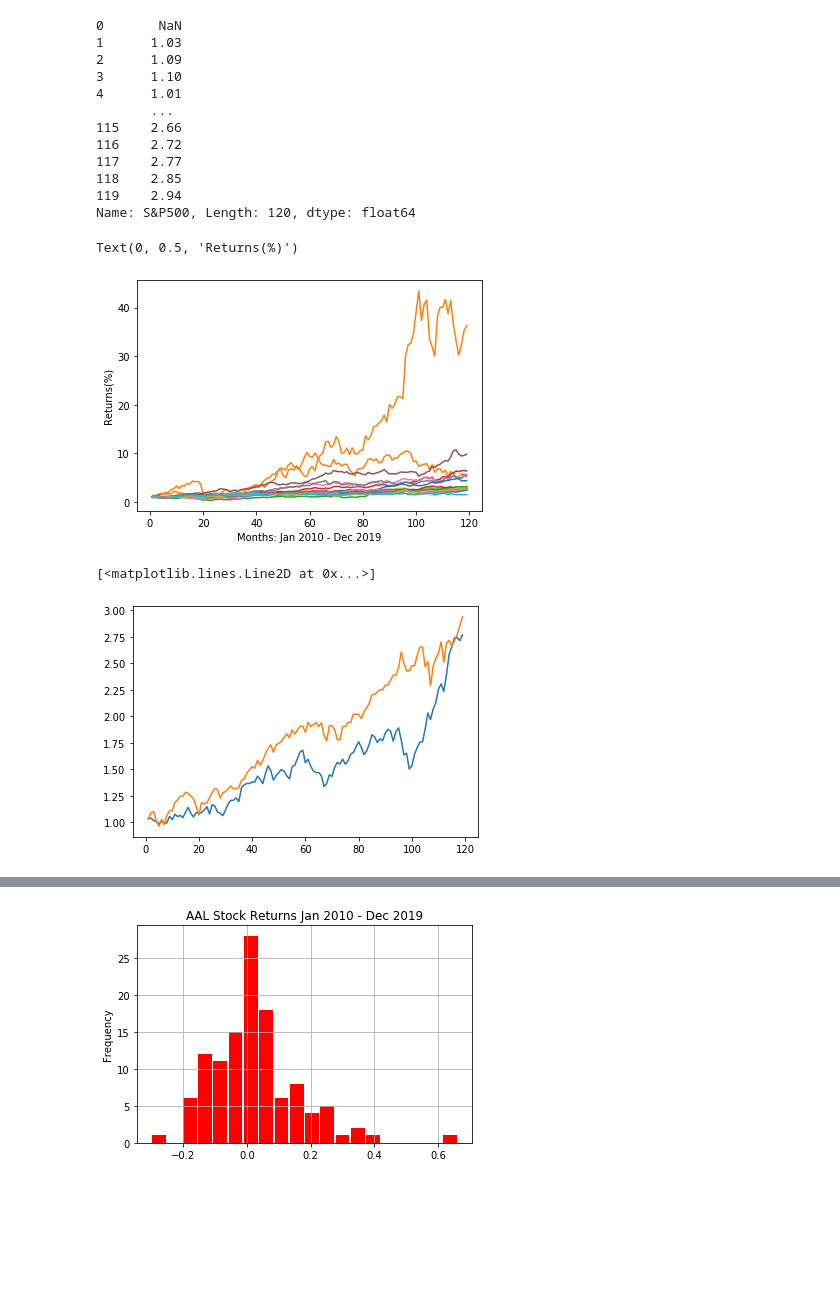
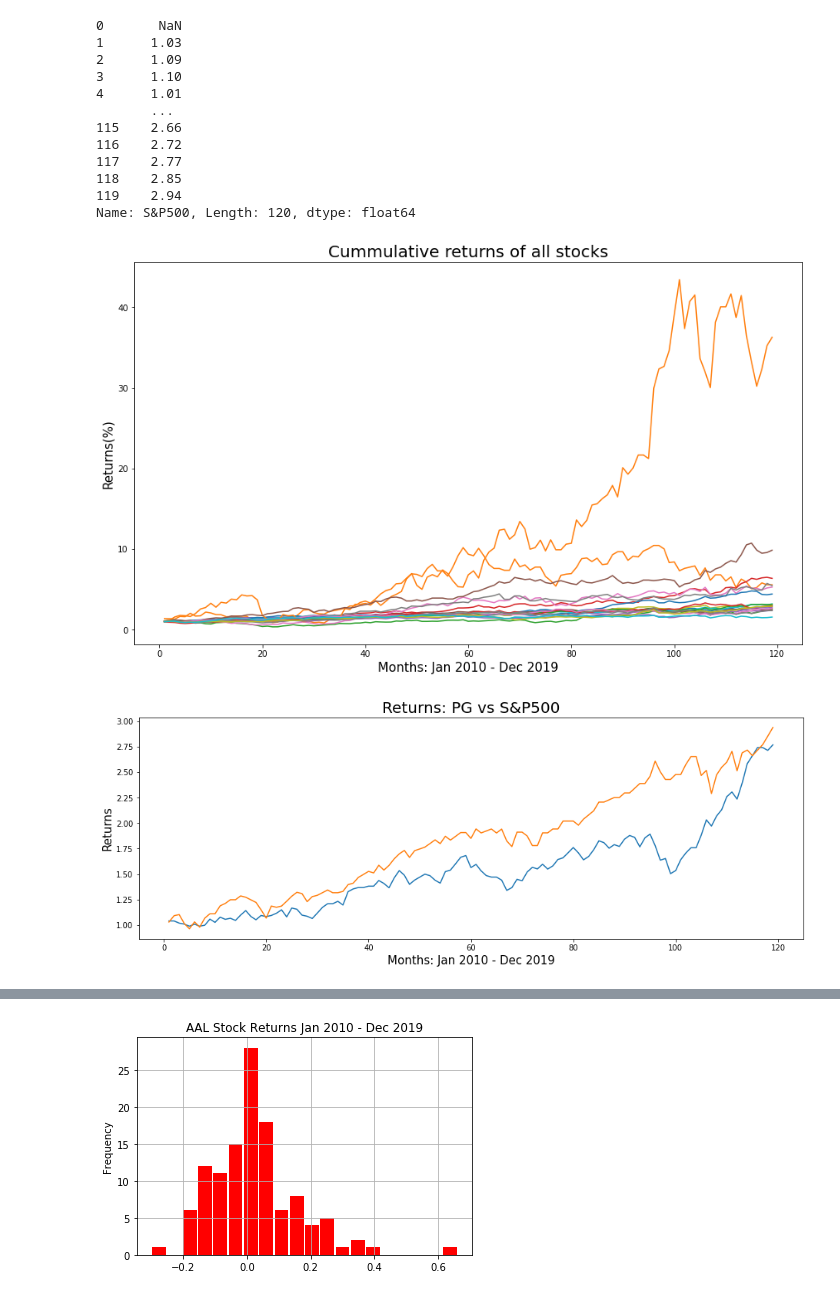
Before and after one commit to claybeaver/Group9_Project1, a Jupyter notebook: Final_notebook.ipynb, the cells around one changed output, grey strips where cells are left out. Cells and saved outputs as stored; diff of their text form; code cells hidden in the pictures; blank space fills up the shorter version.

```diff
--- a/Final_notebook.ipynb
+++ b/Final_notebook.ipynb
@@ -137,30 +109,12 @@ Text(0, 0.5, 'Monthly Returns(%)')
 # %%
 #Plot line plot of all returns to show monthly volatility and how they all swing on average between +-10% monthly
-returns_df["SP500"].plot()
-returns_df["AAL"].plot()
-returns_df["BAC"].plot()
-returns_df["COST"].plot()
-returns_df["CVX"].plot()
+rcParams['figure.figsize'] = 15, 8
+all_returns_plot = returns_df[["SP500","AAL","BAC","COST","CVX","CL","DAL","DIS","JNJ","KO","MCD",
+                               "NFLX","PEP","PFE","PG","SBUX","T","WFC","WMT","XOM"]].plot()
 
-returns_df["CL"].plot()
-returns_df["DAL"].plot()
-returns_df["DIS"].plot()
-returns_df["JNJ"].plot()
-returns_df["KO"].plot()
-
-returns_df["MCD"].plot()
-returns_df["NFLX"].plot()
-returns_df["PEP"].plot()
-returns_df["PFE"].plot()
-returns_df["PG"].plot()
-
-returns_df["SBUX"].plot()
-returns_df["T"].plot()
-returns_df["WFC"].plot()
-returns_df["WMT"].plot()
-returns_df["XOM"].plot()
-
+all_returns_plot.legend(bbox_to_anchor=(1.001, 1), loc='upper left', borderaxespad=0.1)
 plt.xlabel("120 Months: Jan2010 to Dec2019")
 plt.ylabel("Monthly Returns(%)")
+plt.show()
 #plt.savefig("Images/MonthReturns.png")
 # %% [output]
@@ -208,44 +161,55 @@ round(sp500cumret,2)
 Name: S&P500, Length: 120, dtype: float64
 # %%
 #line plot of the cummulative returns of the stocks
-fig=plt.figure()
+rcParams['figure.figsize'] = 14, 8
+fig = plt.figure()
 ax1 = fig.add_axes([0.1,0.1,0.8,0.8])
+
+# cumret_plot = (sp500cumret,aalcumret,baccumret,costcumret,cvxcumret,clcumret,dalcumret,discumret,
+#                        jnjcumret,kocumret,mcdcumret,nflxcumret,pepcumret,pfecumret,pgcumret,sbuxcumret,
+#                        tcumret,wfccumret,wmtcumret,xomcumret)
 
 ax1.plot(sp500cumret)
 ax1.plot(aalcumret)
 ax1.plot(baccumret)
 ax1.plot(costcumret)
 ax1.plot(cvxcumret)
 
 ax1.plot(clcumret)
 ax1.plot(dalcumret)
 ax1.plot(discumret)
 ax1.plot(jnjcumret)
 ax1.plot(kocumret)
 
 ax1.plot(mcdcumret)
 ax1.plot(nflxcumret)
 ax1.plot(pepcumret)
 ax1.plot(pfecumret)
 ax1.plot(pgcumret)
 
 ax1.plot(sbuxcumret)
 ax1.plot(tcumret)
 ax1.plot(wfccumret)
 ax1.plot(wmtcumret)
 ax1.plot(xomcumret)
 
-plt.xlabel("Months: Jan 2010 - Dec 2019")
-plt.ylabel("Returns(%)")
+plt.xlabel("Months: Jan 2010 - Dec 2019", size=15)
+plt.ylabel("Returns(%)", size=15)
+plt.title("Cummulative returns of all stocks", size=20)
+plt.show()
 #plt.savefig("Images/Cummulative.png")
 # %% [output]
-Text(0, 0.5, 'Returns(%)')
-[figure, old version]
+[figure, new version]
 # %%
-fig=plt.figure()
+# Sample line of returns between PG vs S&P500
+rcParams['figure.figsize'] = 15, 5
+fig = plt.figure()
 ax1 = fig.add_axes([0.1,0.1,0.8,0.8])
 ax1.plot(pgcumret)
 ax1.plot(sp500cumret)
+plt.xlabel("Months: Jan 2010 - Dec 2019", size=15)
+plt.ylabel("Returns", size=15)
+plt.title('Returns: PG vs S&P500', size=20)
+plt.show()
 # %% [output]
-[<matplotlib.lines.Line2D at 0x...>]
-[figure, old version]
+[figure, new version]
```
Also changed, not shown: parts of 29 cells of this notebook.
